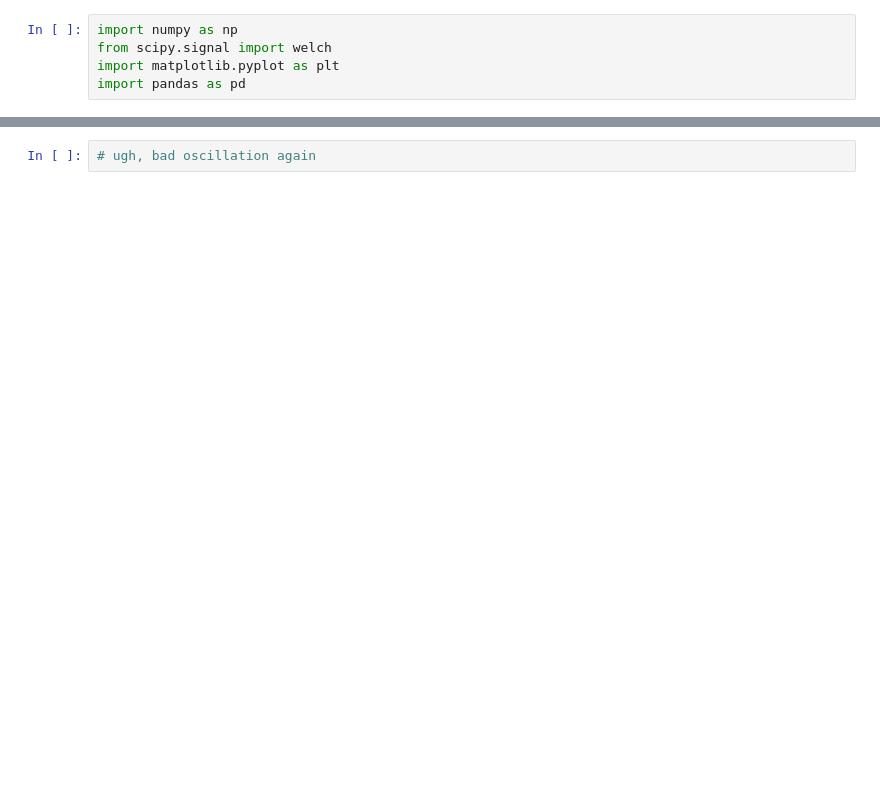
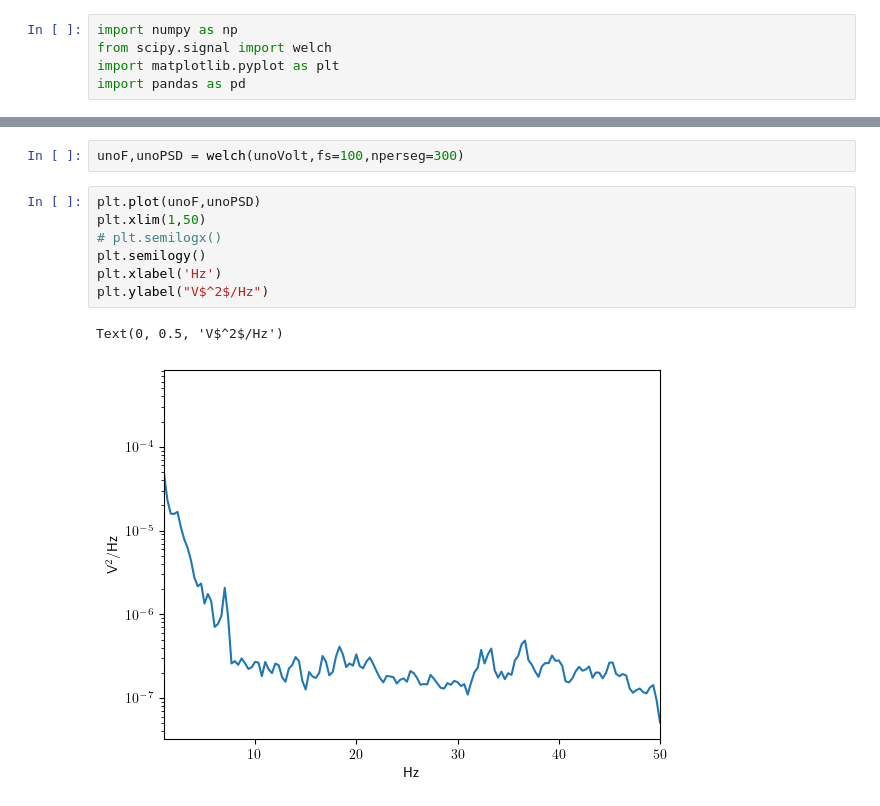
Before and after one commit to Bkorotko03/ALTrainSeismo, a Jupyter notebook: testsAndSuch/unoCharacterize.ipynb, the cells around one changed output, grey strips where cells are left out. Saved outputs shown, nothing was run; the diff lists cells and outputs as text; blank space fills up the shorter version.

```diff
--- a/testsAndSuch/unoCharacterize.ipynb
+++ b/testsAndSuch/unoCharacterize.ipynb
@@ -31,2 +33,12 @@ plt.plot(unoSecs,unoSens*5/16383)
-# %%
-# ugh, bad oscillation again
+# %%
+unoF,unoPSD = welch(unoVolt,fs=100,nperseg=300)
+# %%
+plt.plot(unoF,unoPSD)
+plt.xlim(1,50)
+# plt.semilogx()
+plt.semilogy()
+plt.xlabel('Hz')
+plt.ylabel("V$^2$/Hz")
+# %% [output]
+Text(0, 0.5, 'V$^2$/Hz')
+[figure, added]
```
Also changed, not shown: parts of 4 cells of this notebook, 11 other files.
